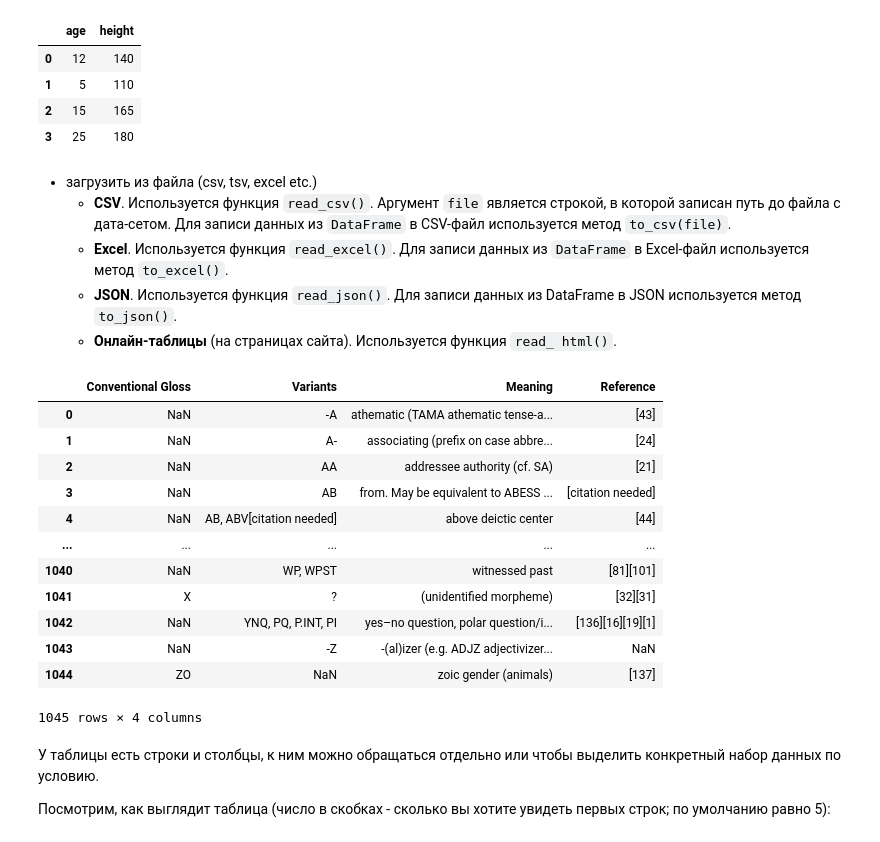
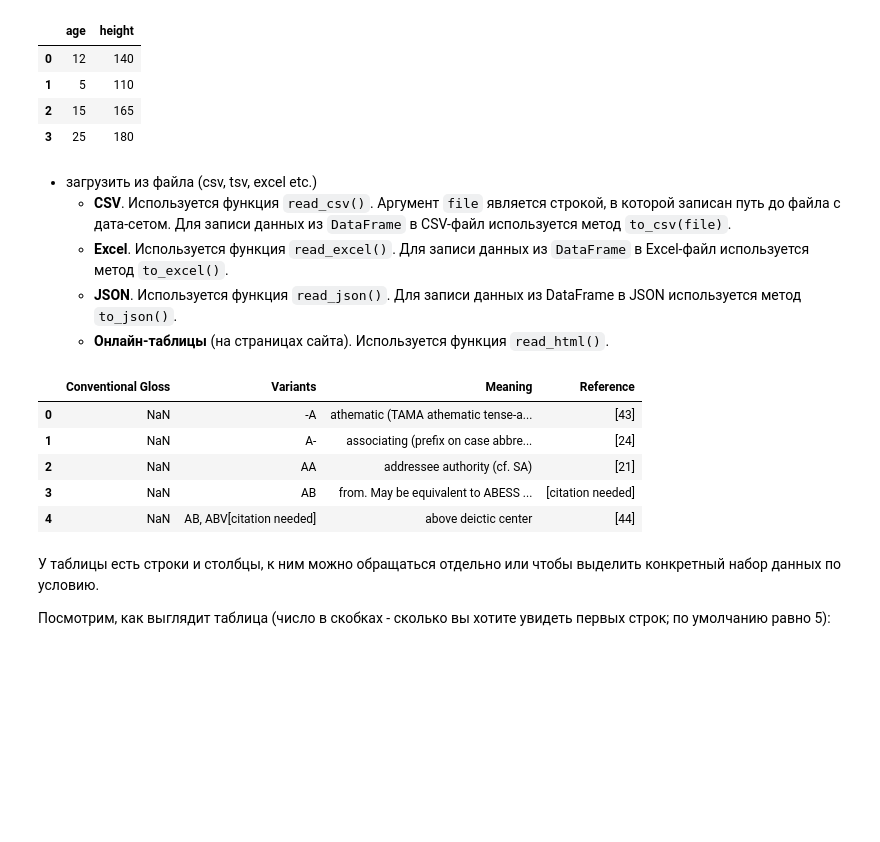
Before and after one commit to hse-ling-python/seminars, a Jupyter notebook: visualization/pandas_numpy_2024.ipynb, the cells around one changed output. Cells and saved outputs as stored; diff of their text form; code cells hidden in the pictures; blank space fills up the shorter version.

```diff
--- a/visualization/pandas_numpy_2024.ipynb
+++ b/visualization/pandas_numpy_2024.ipynb
@@ -53,25 +55,23 @@ pd.DataFrame(lst, columns=['age', 'height'])
     - **CSV**. Используется функция `read_csv()`. Аргумент `file` является строкой, в которой записан путь до файла с дата-сетом. Для записи данных из `DataFrame` в CSV-файл используется метод `to_csv(file)`.
     - **Excel**. Используется функция `read_excel()`. Для записи данных из `DataFrame` в Excel-файл используется метод `to_excel()`.
     - **JSON**. Используется функция `read_json()`. Для записи данных из DataFrame в JSON используется метод `to_json()`.
-    - **Онлайн-таблицы** (на страницах сайта). Используется функция `read_ html()`.
+    - **Онлайн-таблицы** (на страницах сайта). Используется функция `read_html()`.
-# %%
-site = 'https://en.wikipedia.org/wiki/List_of_glossing_abbreviations'
-df_glosses = pd.read_html(site)[1]
-df_glosses
-# %% [output]
-|  | Conventional Gloss | Variants | Meaning | Reference |
-| 0 | NaN | -A | athematic (TAMA athematic tense-a... | [43] |
-| 1 | NaN | A- | associating (prefix on case abbre... | [24] |
-| 2 | NaN | AA | addressee authority (cf. SA) | [21] |
-| 3 | NaN | AB | from. May be equivalent to ABESS ... | [citation needed] |
-| 4 | NaN | AB, ABV[citation needed] | above deictic center | [44] |
-| ... | ... | ... | ... | ... |
-| 1040 | NaN | WP, WPST | witnessed past | [81][101] |
-| 1041 | X | ? | (unidentified morpheme) | [32][31] |
-| 1042 | NaN | YNQ, PQ, P.INT, PI | yes–no question, polar question/i... | [136][16][19][1] |
-| 1043 | NaN | -Z | -(al)izer (e.g. ADJZ adjectivizer... | NaN |
-| 1044 | ZO | NaN | zoic gender (animals) | [137] |
-1045 rows × 4 columns
+# %%
+import requests
+headers = {
+    'User-Agent': 'Mozilla/5.0 (Macintosh; Intel Mac OS X 10_15_7) AppleWebKit/605.1.15 (KHTML, like Gecko) Version/18.6 Safari/605.1.15'}
+site = 'https://en.wikipedia.org/wiki/List_of_glossing_abbreviations'
+
+response = requests.get(site, headers=headers)
+df_glosses = pd.read_html(response.content)[1]
+df_glosses.head()
+# %% [output]
+|  | Conventional Gloss | Variants | Meaning | Reference |
+| 0 | NaN | -A | athematic (TAMA athematic tense-a... | [43] |
+| 1 | NaN | A- | associating (prefix on case abbre... | [24] |
+| 2 | NaN | AA | addressee authority (cf. SA) | [21] |
+| 3 | NaN | AB | from. May be equivalent to ABESS ... | [citation needed] |
+| 4 | NaN | AB, ABV[citation needed] | above deictic center | [44] |
 # %%
 df = pd.read_csv("Restaurant reviews.csv")
 # %% [markdown]
```
Also changed, not shown: parts of 15 cells of this notebook.
